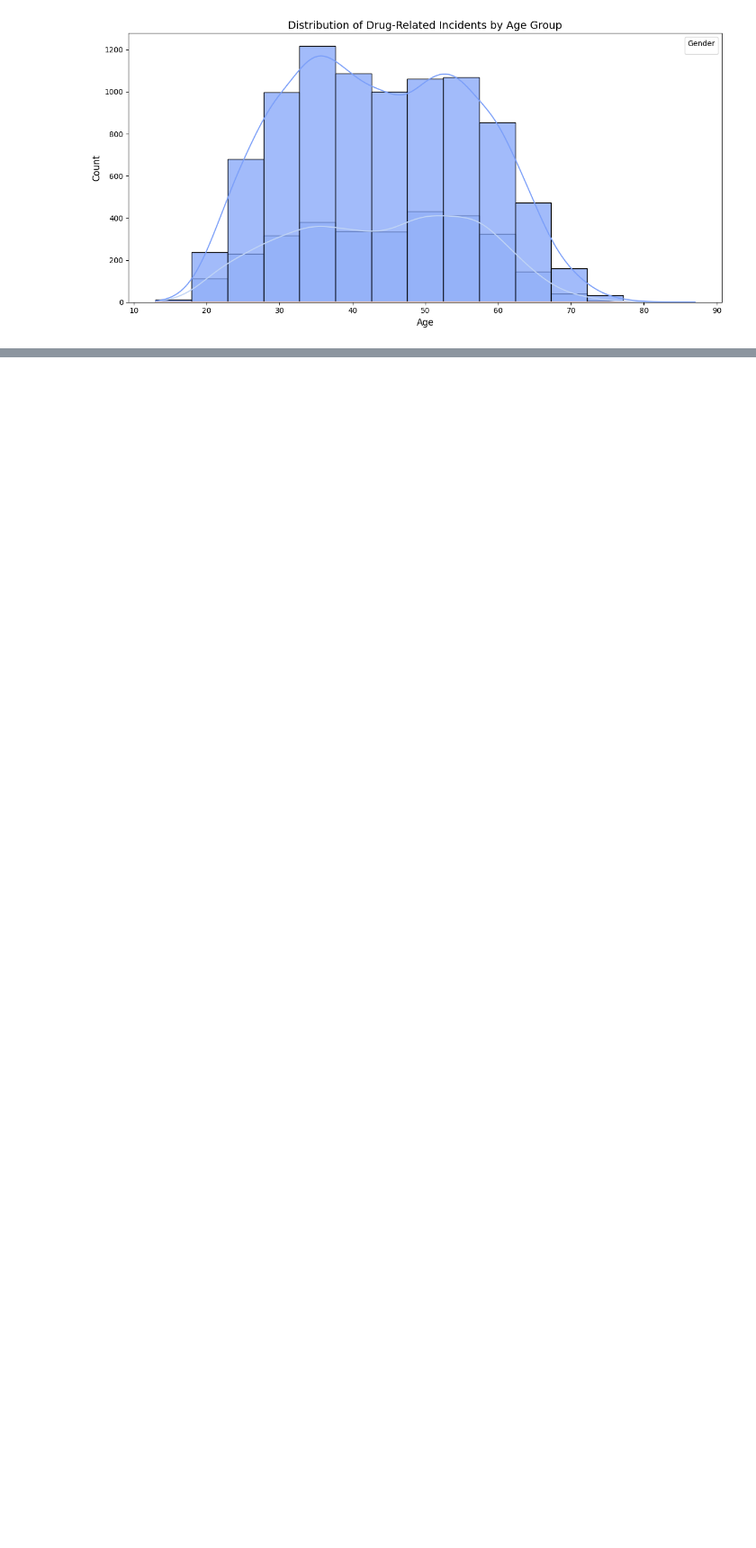
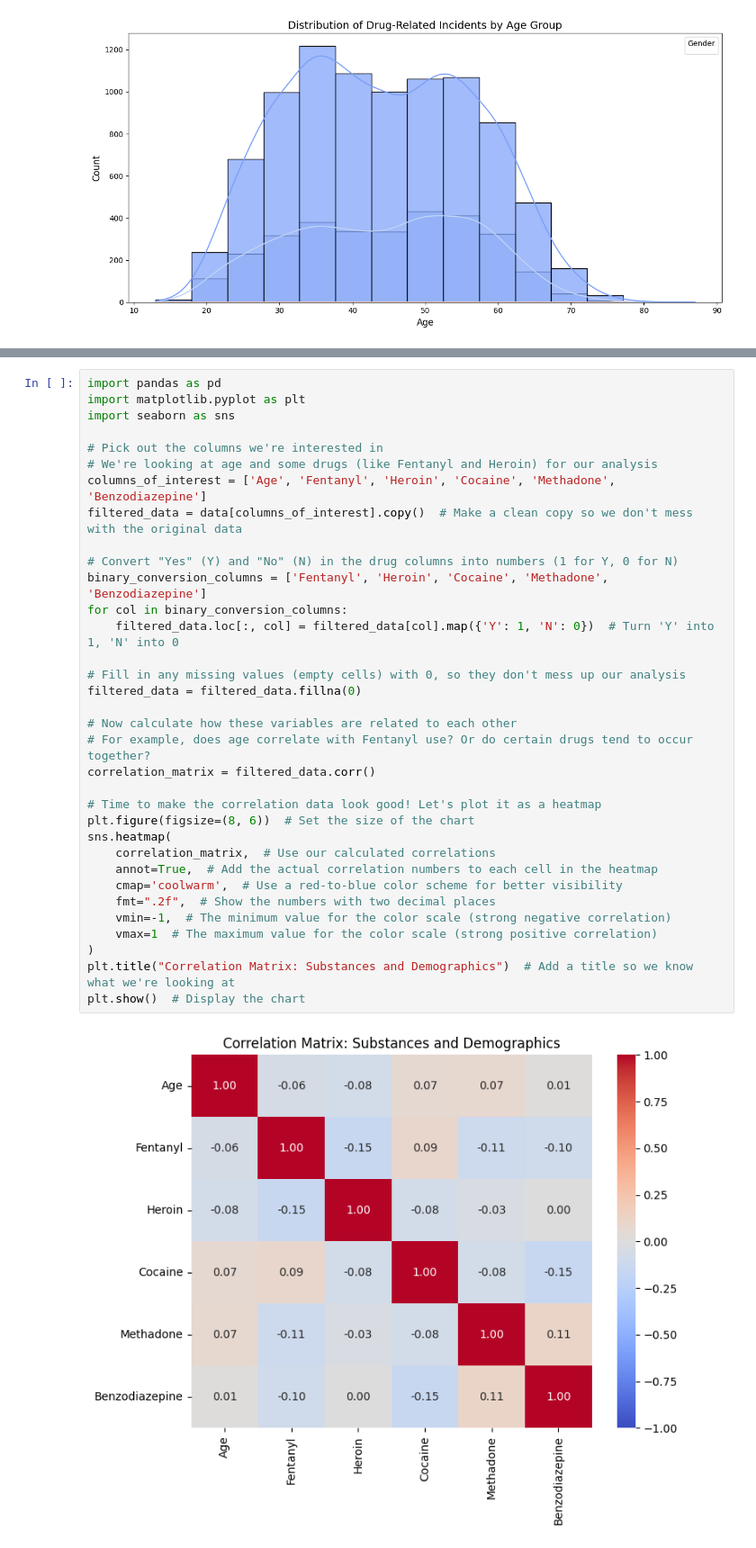
Before and after one commit to rictika/Drug_Analysis, a Jupyter notebook: Programming_for_data_science.ipynb, the cells around one changed output, grey strips where cells are left out. Shown at 90% size. Drawn from its saved outputs; the diff is of its cells as text; blank space fills up the shorter version.

```diff
--- a/Programming_for_data_science.ipynb
+++ b/Programming_for_data_science.ipynb
@@ -141,0 +144,36 @@ plt.show()
+# %%
+import pandas as pd
+import matplotlib.pyplot as plt
+import seaborn as sns
+
+# Pick out the columns we're interested in
+# We're looking at age and some drugs (like Fentanyl and Heroin) for our analysis
+columns_of_interest = ['Age', 'Fentanyl', 'Heroin', 'Cocaine', 'Methadone', 'Benzodiazepine']
+filtered_data = data[columns_of_interest].copy()  # Make a clean copy so we don't mess with the original data
+
+# Convert "Yes" (Y) and "No" (N) in the drug columns into numbers (1 for Y, 0 for N)
+binary_conversion_columns = ['Fentanyl', 'Heroin', 'Cocaine', 'Methadone', 'Benzodiazepine']
+for col in binary_conversion_columns:
+    filtered_data.loc[:, col] = filtered_data[col].map({'Y': 1, 'N': 0})  # Turn 'Y' into 1, 'N' into 0
+
+# Fill in any missing values (empty cells) with 0, so they don't mess up our analysis
+filtered_data = filtered_data.fillna(0)
+
+# Now calculate how these variables are related to each other
+# For example, does age correlate with Fentanyl use? Or do certain drugs tend to occur together?
+correlation_matrix = filtered_data.corr()
+
+# Time to make the correlation data look good! Let's plot it as a heatmap
+plt.figure(figsize=(8, 6))  # Set the size of the chart
+sns.heatmap(
+    correlation_matrix,  # Use our calculated correlations
+    annot=True,  # Add the actual correlation numbers to each cell in the heatmap
+    cmap='coolwarm',  # Use a red-to-blue color scheme for better visibility
+    fmt=".2f",  # Show the numbers with two decimal places
+    vmin=-1,  # The minimum value for the color scale (strong negative correlation)
+    vmax=1  # The maximum value for the color scale (strong positive correlation)
+)
+plt.title("Correlation Matrix: Substances and Demographics")  # Add a title so we know what we're looking at
+plt.show()  # Display the chart
+# %% [output]
+[figure, added]
```
Also changed, not shown: parts of 1 cell of this notebook.
